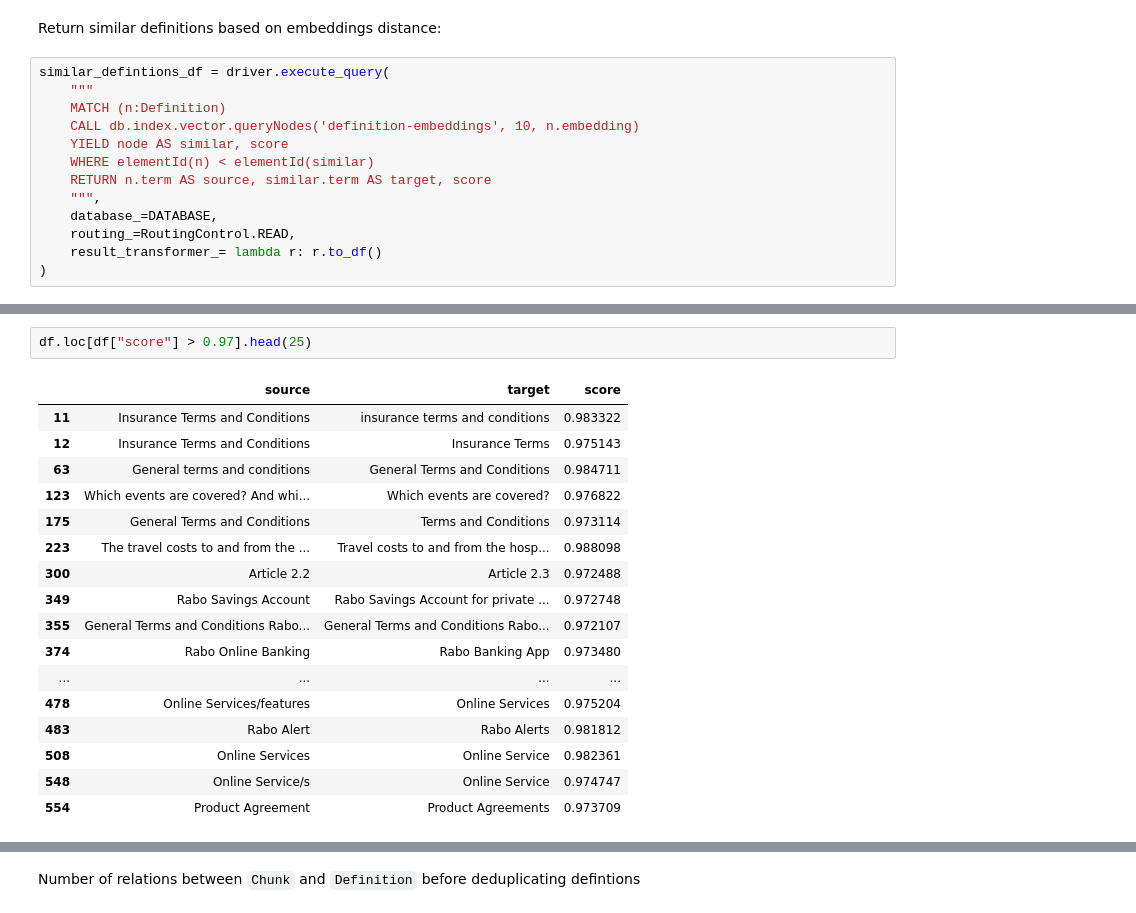
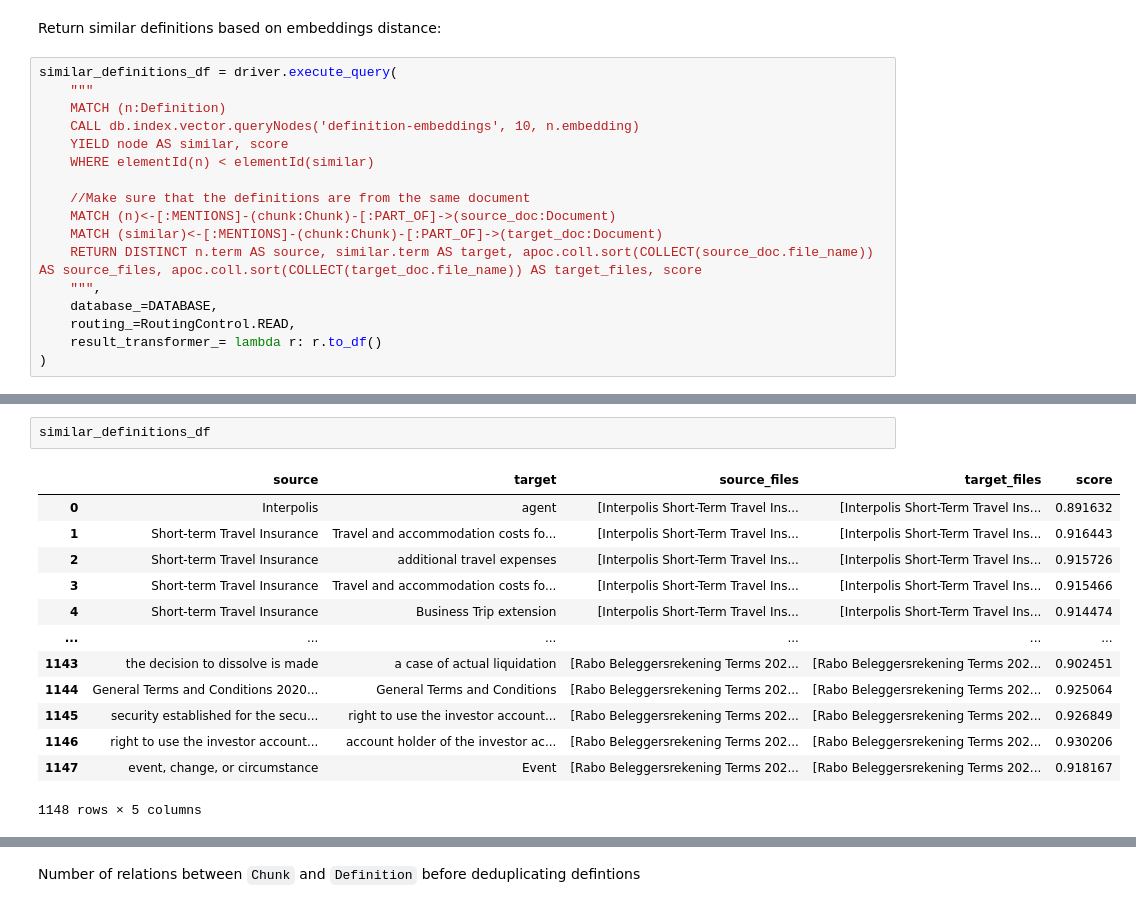
Before and after one commit to erikbijl/rabobank-workshop-genai, a Jupyter notebook: 4 - Explore Graph.ipynb, the cells around one changed output, grey strips where cells are left out. Drawn from its saved outputs; the diff is of its cells as text.

Commit message:
🎨 Make sure deduplicated definitions are from the same doc

```diff
--- a/4 - Explore Graph.ipynb
+++ b/4 - Explore Graph.ipynb
@@ -386,13 +388,17 @@ schema_result_df.head()
 # %% [markdown]
 Return similar definitions based on embeddings distance:
 # %%
-similar_defintions_df = driver.execute_query(
+similar_definitions_df = driver.execute_query(
     """
     MATCH (n:Definition)
     CALL db.index.vector.queryNodes('definition-embeddings', 10, n.embedding)
     YIELD node AS similar, score
     WHERE elementId(n) < elementId(similar)
-    RETURN n.term AS source, similar.term AS target, score
+
+    //Make sure that the definitions are from the same document
+    MATCH (n)<-[:MENTIONS]-(chunk:Chunk)-[:PART_OF]->(source_doc:Document)
+    MATCH (similar)<-[:MENTIONS]-(chunk:Chunk)-[:PART_OF]->(target_doc:Document)
+    RETURN DISTINCT n.term AS source, similar.term AS target, apoc.coll.sort(COLLECT(source_doc.file_name)) AS source_files, apoc.coll.sort(COLLECT(target_doc.file_name)) AS target_files, score
     """,
     database_=DATABASE,
     routing_=RoutingControl.READ,
@@ -417,20 +407,16 @@ similar_defintions_df
-# %%
-df.loc[df["score"] > 0.97].head(25)
-# %% [output]
-|  | source | target | score |
-| 11 | Insurance Terms and Conditions | insurance terms and conditions | 0.983322 |
-| 12 | Insurance Terms and Conditions | Insurance Terms | 0.975143 |
-| 63 | General terms and conditions | General Terms and Conditions | 0.984711 |
-| 123 | Which events are covered? And whi... | Which events are covered? | 0.976822 |
-| 175 | General Terms and Conditions | Terms and Conditions | 0.973114 |
-| 223 | The travel costs to and from the ... | Travel costs to and from the hosp... | 0.988098 |
-| 300 | Article 2.2 | Article 2.3 | 0.972488 |
-| 349 | Rabo Savings Account | Rabo Savings Account for private ... | 0.972748 |
-| 355 | General Terms and Conditions Rabo... | General Terms and Conditions Rabo... | 0.972107 |
-| 374 | Rabo Online Banking | Rabo Banking App | 0.973480 |
-| ... | ... | ... | ... |
-| 478 | Online Services/features | Online Services | 0.975204 |
-| 483 | Rabo Alert | Rabo Alerts | 0.981812 |
-| 508 | Online Services | Online Service | 0.982361 |
-| 548 | Online Service/s | Online Service | 0.974747 |
-| 554 | Product Agreement | Product Agreements | 0.973709 |
+# %%
+similar_definitions_df
+# %% [output]
+|  | source | target | source_files | target_files | score |
+| 0 | Interpolis | agent | [Interpolis Short-Term Travel Ins... | [Interpolis Short-Term Travel Ins... | 0.891632 |
+| 1 | Short-term Travel Insurance | Travel and accommodation costs fo... | [Interpolis Short-Term Travel Ins... | [Interpolis Short-Term Travel Ins... | 0.916443 |
+| 2 | Short-term Travel Insurance | additional travel expenses | [Interpolis Short-Term Travel Ins... | [Interpolis Short-Term Travel Ins... | 0.915726 |
+| 3 | Short-term Travel Insurance | Travel and accommodation costs fo... | [Interpolis Short-Term Travel Ins... | [Interpolis Short-Term Travel Ins... | 0.915466 |
+| 4 | Short-term Travel Insurance | Business Trip extension | [Interpolis Short-Term Travel Ins... | [Interpolis Short-Term Travel Ins... | 0.914474 |
+| ... | ... | ... | ... | ... | ... |
+| 1143 | the decision to dissolve is made | a case of actual liquidation | [Rabo Beleggersrekening Terms 202... | [Rabo Beleggersrekening Terms 202... | 0.902451 |
+| 1144 | General Terms and Conditions 2020... | General Terms and Conditions | [Rabo Beleggersrekening Terms 202... | [Rabo Beleggersrekening Terms 202... | 0.925064 |
+| 1145 | security established for the secu... | right to use the investor account... | [Rabo Beleggersrekening Terms 202... | [Rabo Beleggersrekening Terms 202... | 0.926849 |
+| 1146 | right to use the investor account... | account holder of the investor ac... | [Rabo Beleggersrekening Terms 202... | [Rabo Beleggersrekening Terms 202... | 0.930206 |
+| 1147 | event, change, or circumstance | Event | [Rabo Beleggersrekening Terms 202... | [Rabo Beleggersrekening Terms 202... | 0.918167 |
+1148 rows × 5 columns
```
Also changed, not shown: parts of 21 cells of this notebook.
